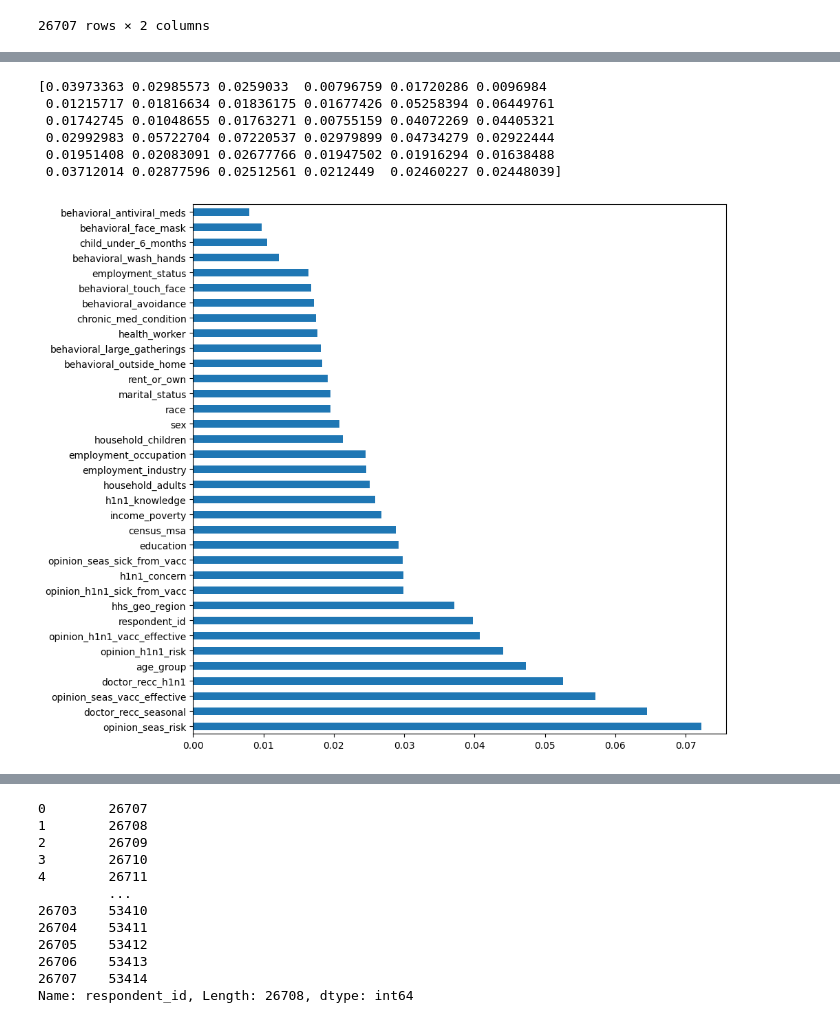
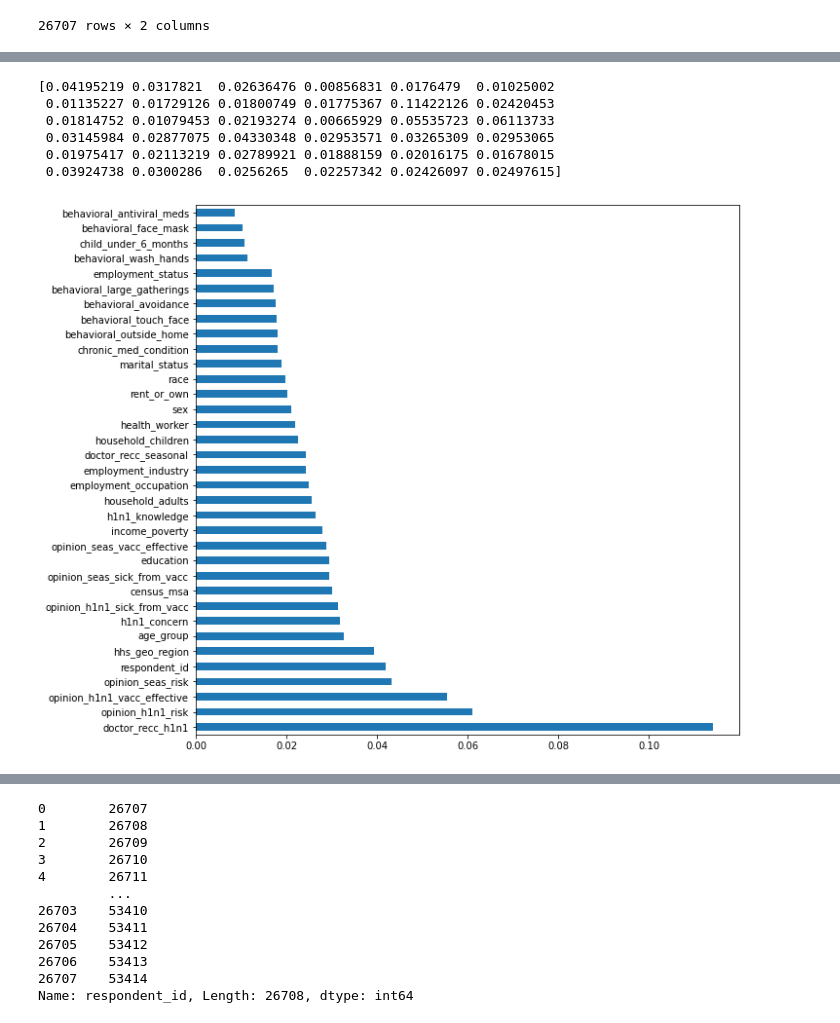
Before and after one commit to kofifanhertza/Swine-Flu-Vaccine-Predictor, a Jupyter notebook: atma aSTI.ipynb, the cells around one changed output, grey strips where cells are left out. Cells and saved outputs as stored; diff of their text form; code cells hidden in the pictures.

Commit message:
misahin model, oversampling, drop lebih jauh

```diff
--- a/atma aSTI.ipynb
+++ b/atma aSTI.ipynb
@@ -175,3 +176,7 @@ labels
 | 26705 | 0 | 0 |
 | 26706 | 0 | 0 |
 26707 rows × 2 columns
+# %%
+labels_h1n1 = pd.DataFrame()
+labels_h1n1['labels'] = labels['h1n1_vaccine']
+labels_h1n1
@@ -178,16 +215,16 @@ labels
 # %%
 model = ExtraTreesClassifier()
-model.fit(features,labels)
+model.fit(features,labels_h1n1)
 print(model.feature_importances_)
 plt.figure(figsize=(10,10))
 feat_importances = pd.Series(model.feature_importances_, index=features.columns)
 feat_importances.nlargest(35).plot(kind='barh')
 plt.show()
 # %% [output]
-[0.03973363 0.02985573 0.0259033  0.00796759 0.01720286 0.0096984
- 0.01215717 0.01816634 0.01836175 0.01677426 0.05258394 0.06449761
- 0.01742745 0.01048655 0.01763271 0.00755159 0.04072269 0.04405321
- 0.02992983 0.05722704 0.07220537 0.02979899 0.04734279 0.02922444
- 0.01951408 0.02083091 0.02677766 0.01947502 0.01916294 0.01638488
- 0.03712014 0.02877596 0.02512561 0.0212449  0.02460227 0.02448039]
+[0.04195219 0.0317821  0.02636476 0.00856831 0.0176479  0.01025002
+ 0.01135227 0.01729126 0.01800749 0.01775367 0.11422126 0.02420453
+ 0.01814752 0.01079453 0.02193274 0.00665929 0.05535723 0.06113733
+ 0.03145984 0.02877075 0.04330348 0.02953571 0.03265309 0.02953065
+ 0.01975417 0.02113219 0.02789921 0.01888159 0.02016175 0.01678015
+ 0.03924738 0.0300286  0.0256265  0.02257342 0.02426097 0.02497615]
-[figure, old version]
+[figure, new version]
```
Also changed, not shown: parts of 32 cells of this notebook, 10 other files.
